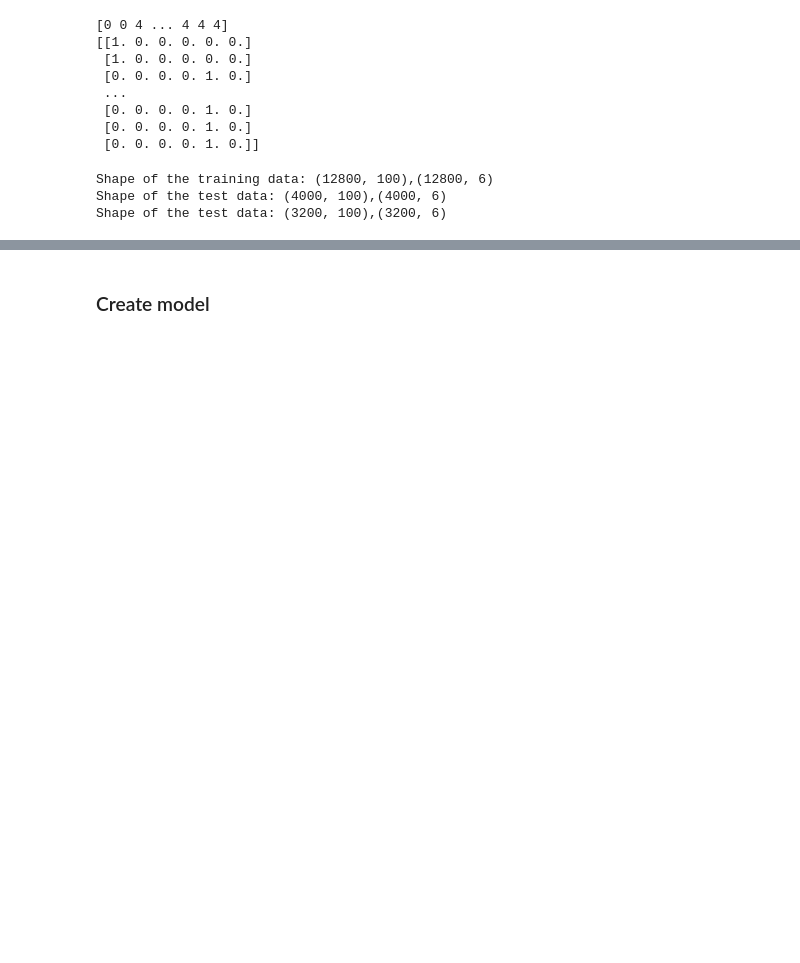
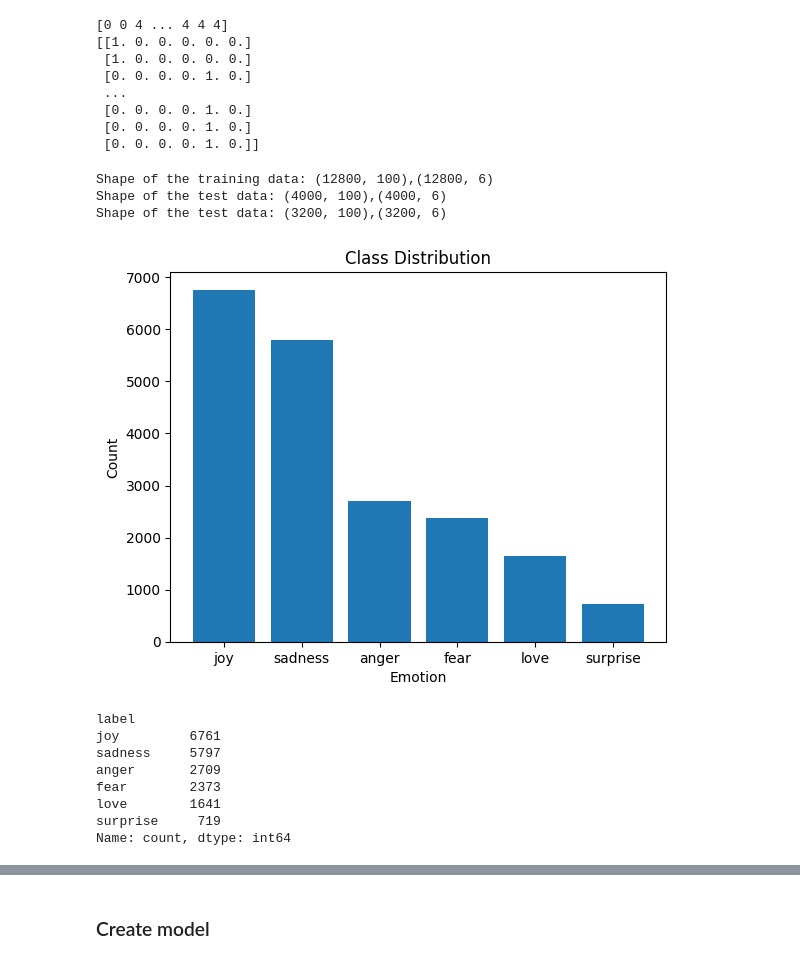
Before and after one commit to VineelaNedunuri/Deep-Learning, a Jupyter notebook: Labb/RNN.ipynb, the cells around one changed output, grey strips where cells are left out. Saved outputs shown, nothing was run; the diff lists cells and outputs as text; code cells hidden in the pictures; blank space fills up the shorter version.

```diff
--- a/Labb/RNN.ipynb
+++ b/Labb/RNN.ipynb
@@ -148,3 +148,25 @@ print(f'Shape of the test data: {x_val.shape},{y_val.shape}')
 Shape of the training data: (12800, 100),(12800, 6)
 Shape of the test data: (4000, 100),(4000, 6)
 Shape of the test data: (3200, 100),(3200, 6)
+# %%
+# Check the distribution of samples across different classes
+class_distribution = df['label'].value_counts()
+
+# Plot a bar chart to visualize class distribution
+plt.bar(class_distribution.index, class_distribution.values)
+plt.xlabel('Emotion')
+plt.ylabel('Count')
+plt.title('Class Distribution')
+plt.show()
+
+print(class_distribution)
+# %% [output]
+[figure, added]
+label
+joy         6761
+sadness     5797
+anger       2709
+fear        2373
+love        1641
+surprise     719
+Name: count, dtype: int64
```
Also changed, not shown: parts of 9 cells of this notebook.
